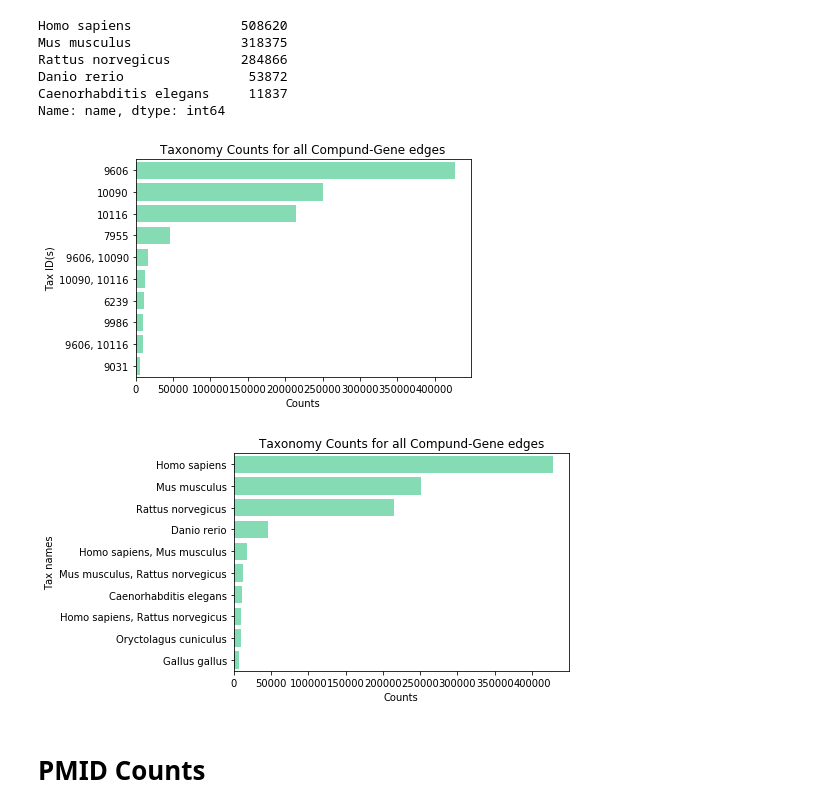
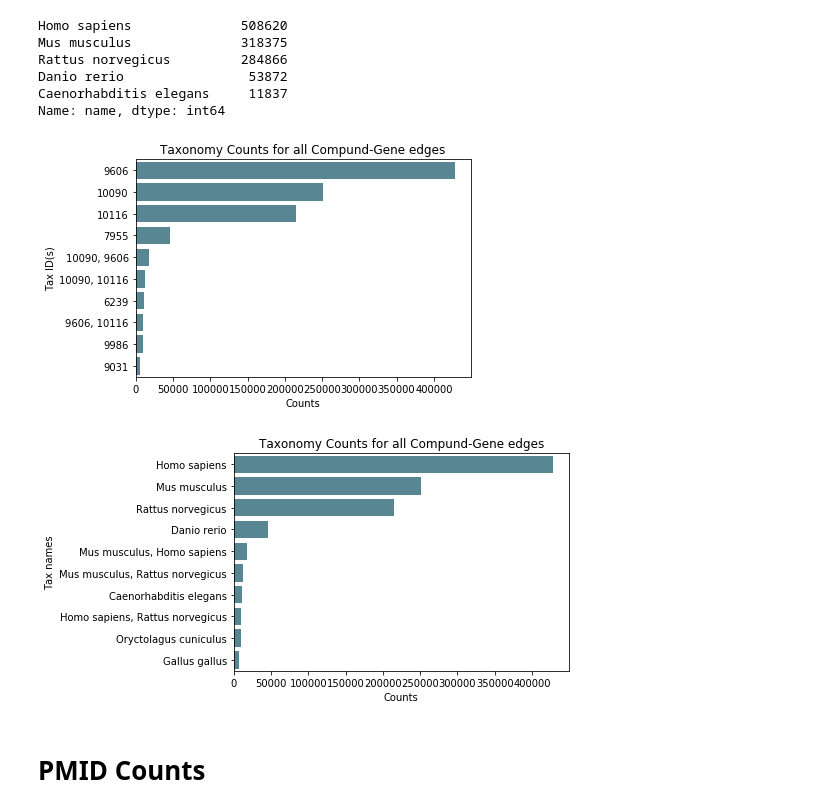
Before and after one commit to SuLab/MechRepoNet, a Jupyter notebook: 1_code/02_Analysis_of_CTD_Network.ipynb, the cells around one changed output. Drawn from its saved outputs; the diff is of its cells as text; code cells hidden in the pictures.

```diff
--- a/1_code/02_Analysis_of_CTD_Network.ipynb
+++ b/1_code/02_Analysis_of_CTD_Network.ipynb
@@ -19,3 +16,5 @@ colors = sns.color_palette(["#aee39a", "#145a6a", "#4be8f9", "#9d3f48", "#34f199
+# %%
+colors = sns.color_palette(["#4f8c9d", "#e23209", "#77be20", "#a34ddf", "#34f50e", "#871d32", "#18d19b"])
 # %%
 load_dir = Path('../2_pipeline/01_Building_a_network_from_CTD/out').resolve()
 # %%
@@ -315,7 +312,7 @@ Danio rerio                53872
 Caenorhabditis elegans     11837
 Name: name, dtype: int64
 # %%
-tax_grp = group_terms(tax_exp.dropna(subset=['name']), 'Compound', 'Gene', 'type', 'name')
+tax_grp = group_terms(tax_exp.dropna(subset=['name']), 'Compound', 'Gene', 'type', 'organism_id')
 # %%
 top_tax = tax_grp['organism_id'].value_counts().head(10).index.tolist()
 
@@ -324,16 +321,18 @@ plt.xlabel('Counts')
 plt.ylabel('Tax ID(s)')
 plt.title('Taxonomy Counts for all Compund-Gene edges');
 # %% [output]
-[figure, old version]
+[figure, new version]
 # %%
+tax_grp['name'] = tax_grp['organism_id'].apply(lambda i: ', '.join(map(lambda t: tax_map[t], i.split(', '))))
+
 top_tax = tax_grp['name'].value_counts().head(10).index.tolist()
 
 sns.countplot(y='name', data=tax_grp.query('name in @top_tax'), order=top_tax, color=colors[0])
 plt.xlabel('Counts')
 plt.ylabel('Tax names')
 plt.title('Taxonomy Counts for all Compund-Gene edges');
 # %% [output]
-[figure, old version]
+[figure, new version]
 # %% [markdown]
 # PMID Counts
 # %%
```
Also changed, not shown: parts of 30 cells of this notebook, 16 other files.
